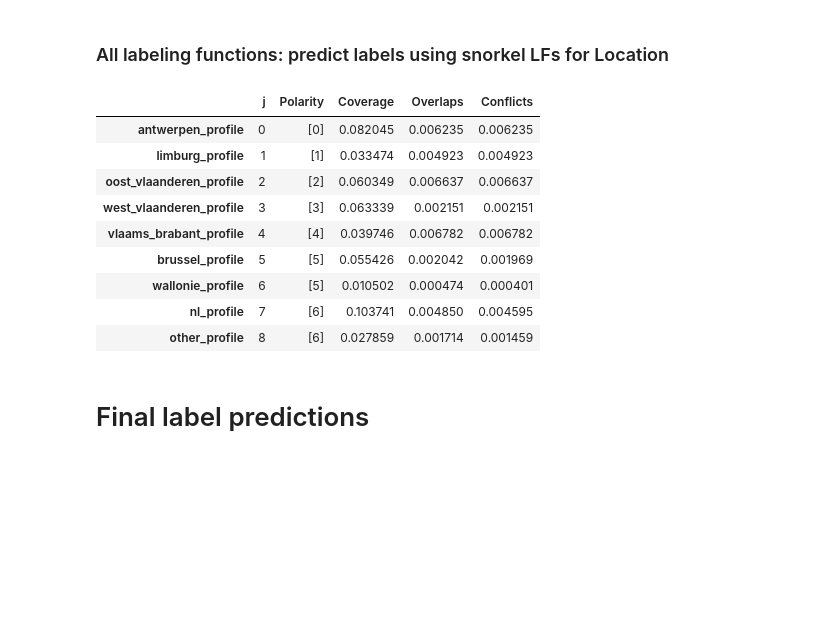
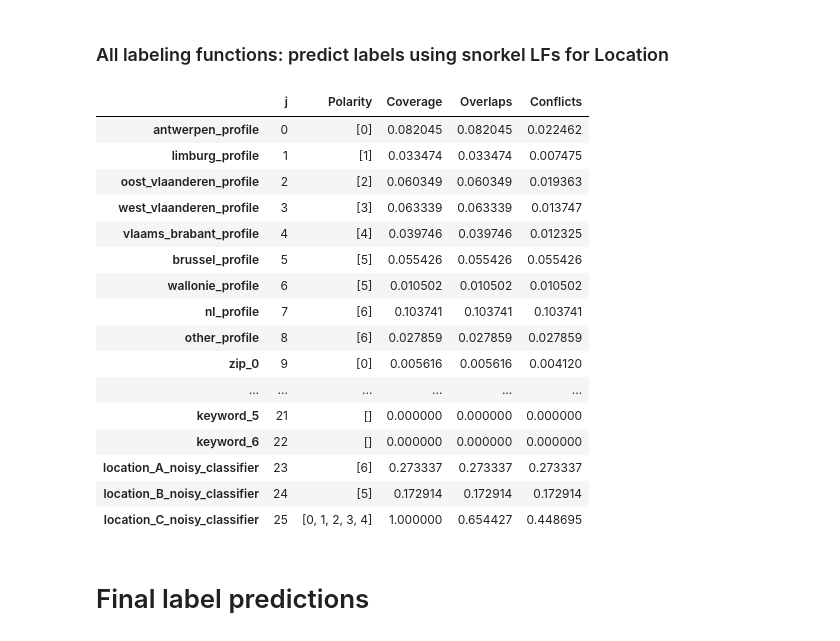
Before and after one commit to jtonglet/Twitter-Selection-Bias, a Jupyter notebook: Demographic_Inference/extended_generative_model.ipynb, the cells around one changed output. Saved outputs shown, nothing was run; the diff lists cells and outputs as text; code cells hidden in the pictures; blank space fills up the shorter version.

```diff
--- a/Demographic_Inference/extended_generative_model.ipynb
+++ b/Demographic_Inference/extended_generative_model.ipynb
@@ -389,8 +390,6 @@ LFAnalysis(L=L_age, lfs=lfs_age).lf_summary()
 ## Location labelling
 Location labeling can be done based on the description or the optional location field of the Twitter profile. Various lists were used to write keyword search labeling functions.
 # %%
-ANTWERPEN = 0
-LIMBURG = 1
 OOST_VLAANDEREN = 2
 WEST_VLAANDEREN = 3
 VLAAMS_BRABANT = 4
@@ -415,6 +414,9 @@ Belgie = Antwerpen.union(Limburg, Brussel, Oost_Vlaanderen, West_Vlaanderen, Vla
 # %%
 # This lambda function checks if at least one element of set b is also in set a
 any_in = lambda a, b : any(i in b for i in a)
+#RegEx pattern
+delimiters = ", ",","," ","..."
+regexPattern = '|'.join(map(re.escape, delimiters))
 # %%
 #labelling functions
 @labeling_function()
@@ -535,27 +535,33 @@ def location_C_noisy_classifier(x,classifier = noisy_class_location_C, model = '
 # %%
 lfs_location = [antwerpen_profile, limburg_profile, oost_vlaanderen_profile,west_vlaanderen_profile, vlaams_brabant_profile,brussel_profile, wallonie_profile,nl_profile,other_profile,
                 antwerpen_zip, limburg_zip, oostvl_zip, westvl_zip, vlbrabant_zip, brussel_wallonie_zip,  nederland_zip,
                 antwerpen_cities, limburg_cities, oostvl_cities, westvl_cities, vlbrabant_cities, brussel_wallonie_cities, other_cities,
-                location_A_noisy_classifier,location_B_noisy_classifier,location_C_noisy_classifier
-                ]
+                location_A_noisy_classifier,location_B_noisy_classifier,location_C_noisy_classifier]
 
 location_applier = PandasLFApplier(lfs=lfs_location)
 L_location = location_applier.apply(df=train_df)
 L_location_test = location_applier.apply(df = location_test_df)
 
 #Summary statistics for the LFs
 LFAnalysis(L=L_location, lfs=lfs_location).lf_summary()
 # %% [output]
 |  | j | Polarity | Coverage | Overlaps | Conflicts |
-| antwerpen_profile | 0 | [0] | 0.082045 | 0.006235 | 0.006235 |
-| limburg_profile | 1 | [1] | 0.033474 | 0.004923 | 0.004923 |
-| oost_vlaanderen_profile | 2 | [2] | 0.060349 | 0.006637 | 0.006637 |
-| west_vlaanderen_profile | 3 | [3] | 0.063339 | 0.002151 | 0.002151 |
-| vlaams_brabant_profile | 4 | [4] | 0.039746 | 0.006782 | 0.006782 |
-| brussel_profile | 5 | [5] | 0.055426 | 0.002042 | 0.001969 |
-| wallonie_profile | 6 | [5] | 0.010502 | 0.000474 | 0.000401 |
-| nl_profile | 7 | [6] | 0.103741 | 0.004850 | 0.004595 |
-| other_profile | 8 | [6] | 0.027859 | 0.001714 | 0.001459 |
+| antwerpen_profile | 0 | [0] | 0.082045 | 0.082045 | 0.022462 |
+| limburg_profile | 1 | [1] | 0.033474 | 0.033474 | 0.007475 |
+| oost_vlaanderen_profile | 2 | [2] | 0.060349 | 0.060349 | 0.019363 |
+| west_vlaanderen_profile | 3 | [3] | 0.063339 | 0.063339 | 0.013747 |
+| vlaams_brabant_profile | 4 | [4] | 0.039746 | 0.039746 | 0.012325 |
+| brussel_profile | 5 | [5] | 0.055426 | 0.055426 | 0.055426 |
+| wallonie_profile | 6 | [5] | 0.010502 | 0.010502 | 0.010502 |
+| nl_profile | 7 | [6] | 0.103741 | 0.103741 | 0.103741 |
+| other_profile | 8 | [6] | 0.027859 | 0.027859 | 0.027859 |
+| zip_0 | 9 | [0] | 0.005616 | 0.005616 | 0.004120 |
+| ... | ... | ... | ... | ... | ... |
+| keyword_5 | 21 | [] | 0.000000 | 0.000000 | 0.000000 |
+| keyword_6 | 22 | [] | 0.000000 | 0.000000 | 0.000000 |
+| location_A_noisy_classifier | 23 | [6] | 0.273337 | 0.273337 | 0.273337 |
+| location_B_noisy_classifier | 24 | [5] | 0.172914 | 0.172914 | 0.172914 |
+| location_C_noisy_classifier | 25 | [0, 1, 2, 3, 4] | 1.000000 | 0.654427 | 0.448695 |
 # %% [markdown]
 # Final label predictions
 # %% [markdown]
```
Also changed, not shown: parts of 17 cells of this notebook.
